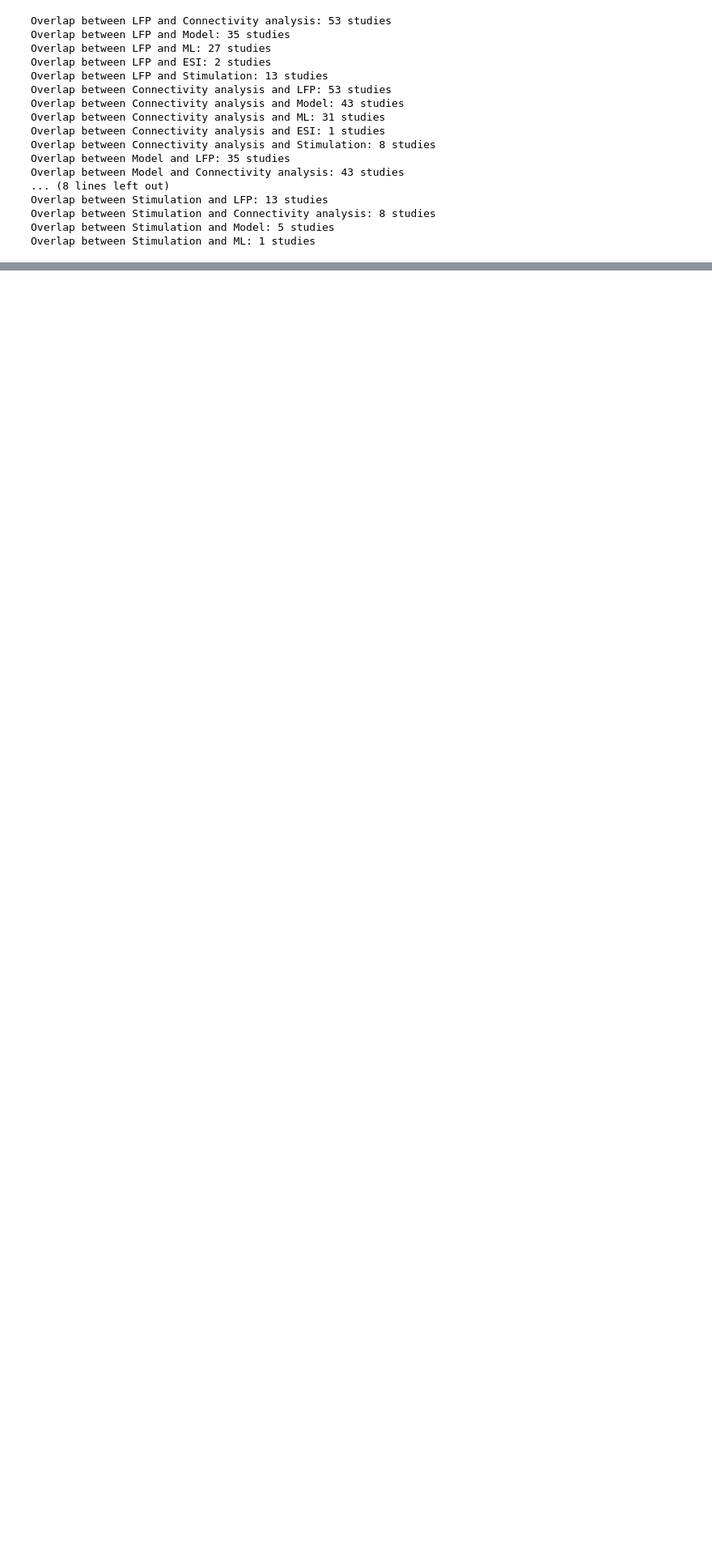
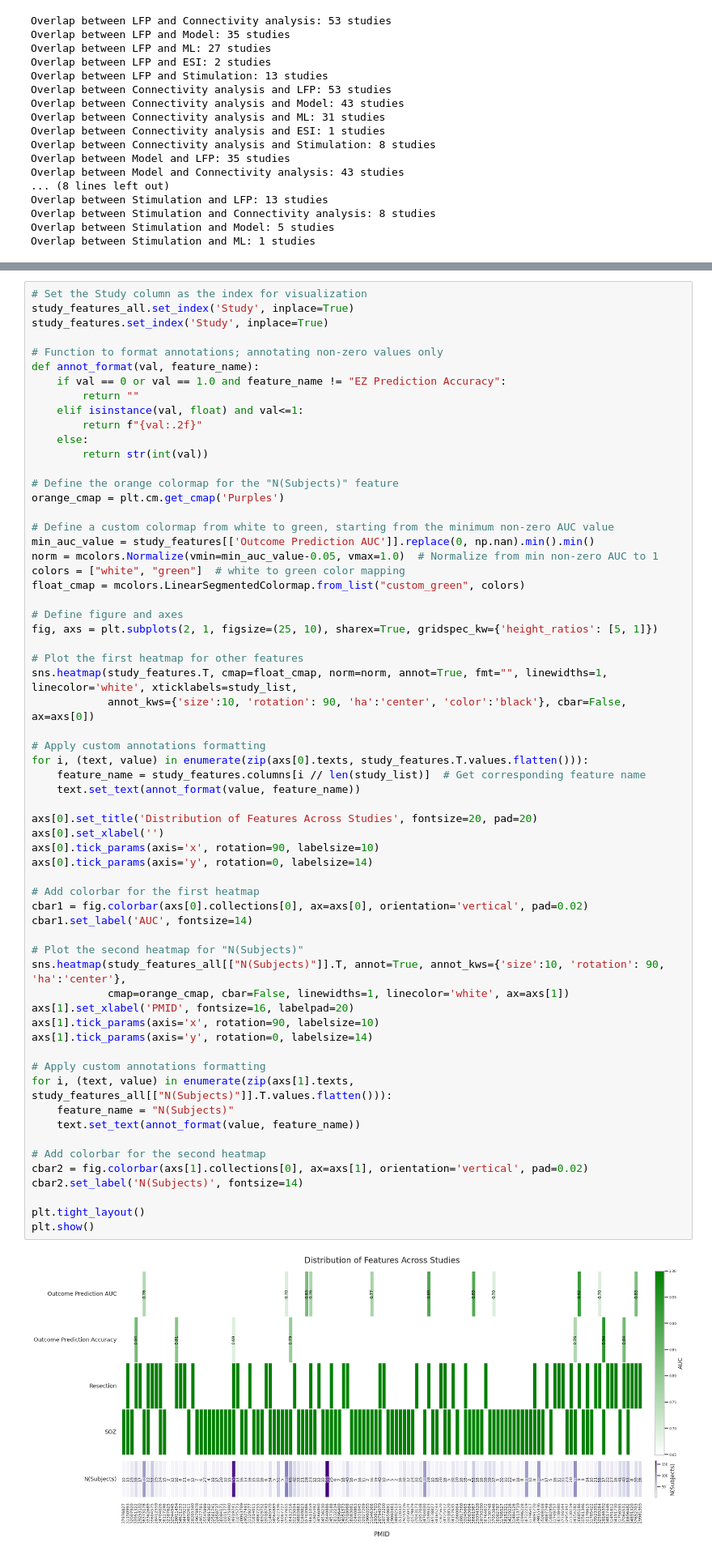
Before and after one commit to ivkarla/epigame, a Jupyter notebook: epirev/epirev_results_prelim.ipynb, the cells around one changed output, grey strips where cells are left out. Shown at 81% size. Saved outputs shown, nothing was run; the diff lists cells and outputs as text; blank space fills up the shorter version.

```diff
--- a/epirev/epirev_results_prelim.ipynb
+++ b/epirev/epirev_results_prelim.ipynb
@@ -1203,0 +1046,64 @@ dtype: float64
+# %%
+# Set the Study column as the index for visualization
+study_features_all.set_index('Study', inplace=True)
+study_features.set_index('Study', inplace=True)
+
+# Function to format annotations; annotating non-zero values only
+def annot_format(val, feature_name):
+    if val == 0 or val == 1.0 and feature_name != "EZ Prediction Accuracy":
+        return ""
+    elif isinstance(val, float) and val<=1:
+        return f"{val:.2f}"
+    else:
+        return str(int(val))
+
+# Define the orange colormap for the "N(Subjects)" feature
+orange_cmap = plt.cm.get_cmap('Purples')
+
+# Define a custom colormap from white to green, starting from the minimum non-zero AUC value
+min_auc_value = study_features[['Outcome Prediction AUC']].replace(0, np.nan).min().min()
+norm = mcolors.Normalize(vmin=min_auc_value-0.05, vmax=1.0)  # Normalize from min non-zero AUC to 1
+colors = ["white", "green"]  # white to green color mapping
+float_cmap = mcolors.LinearSegmentedColormap.from_list("custom_green", colors)
+
+# Define figure and axes
+fig, axs = plt.subplots(2, 1, figsize=(25, 10), sharex=True, gridspec_kw={'height_ratios': [5, 1]})
+
+# Plot the first heatmap for other features
+sns.heatmap(study_features.T, cmap=float_cmap, norm=norm, annot=True, fmt="", linewidths=1, linecolor='white', xticklabels=study_list,
+            annot_kws={'size':10, 'rotation': 90, 'ha':'center', 'color':'black'}, cbar=False, ax=axs[0])
+
+# Apply custom annotations formatting
+for i, (text, value) in enumerate(zip(axs[0].texts, study_features.T.values.flatten())):
+    feature_name = study_features.columns[i // len(study_list)]  # Get corresponding feature name
+    text.set_text(annot_format(value, feature_name))
+
+axs[0].set_title('Distribution of Features Across Studies', fontsize=20, pad=20)
+axs[0].set_xlabel('')
+axs[0].tick_params(axis='x', rotation=90, labelsize=10)
+axs[0].tick_params(axis='y', rotation=0, labelsize=14)
+
+# Add colorbar for the first heatmap
+cbar1 = fig.colorbar(axs[0].collections[0], ax=axs[0], orientation='vertical', pad=0.02)
+cbar1.set_label('AUC', fontsize=14)
+
+# Plot the second heatmap for "N(Subjects)"
+sns.heatmap(study_features_all[["N(Subjects)"]].T, annot=True, annot_kws={'size':10, 'rotation': 90, 'ha':'center'},
+            cmap=orange_cmap, cbar=False, linewidths=1, linecolor='white', ax=axs[1])
+axs[1].set_xlabel('PMID', fontsize=16, labelpad=20)
+axs[1].tick_params(axis='x', rotation=90, labelsize=10)
+axs[1].tick_params(axis='y', rotation=0, labelsize=14)
+
+# Apply custom annotations formatting
+for i, (text, value) in enumerate(zip(axs[1].texts, study_features_all[["N(Subjects)"]].T.values.flatten())):
+    feature_name = "N(Subjects)"
+    text.set_text(annot_format(value, feature_name))
+
+# Add colorbar for the second heatmap
+cbar2 = fig.colorbar(axs[1].collections[0], ax=axs[1], orientation='vertical', pad=0.02)
+cbar2.set_label('N(Subjects)', fontsize=14)
+
+plt.tight_layout()
+plt.show()
+# %% [output]
+[figure, added]
```
Also changed, not shown: parts of 6 cells of this notebook.
